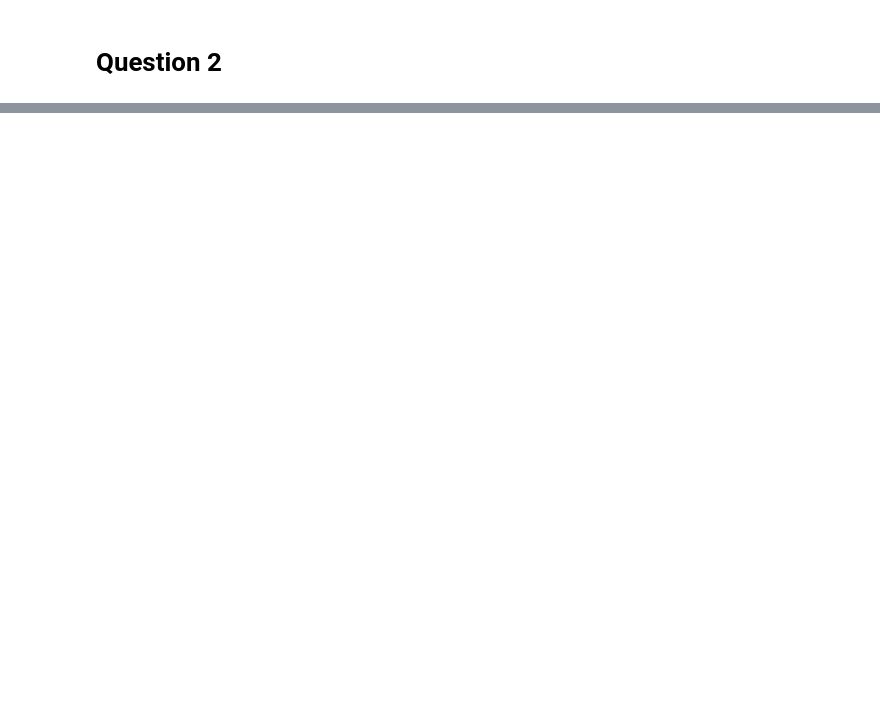
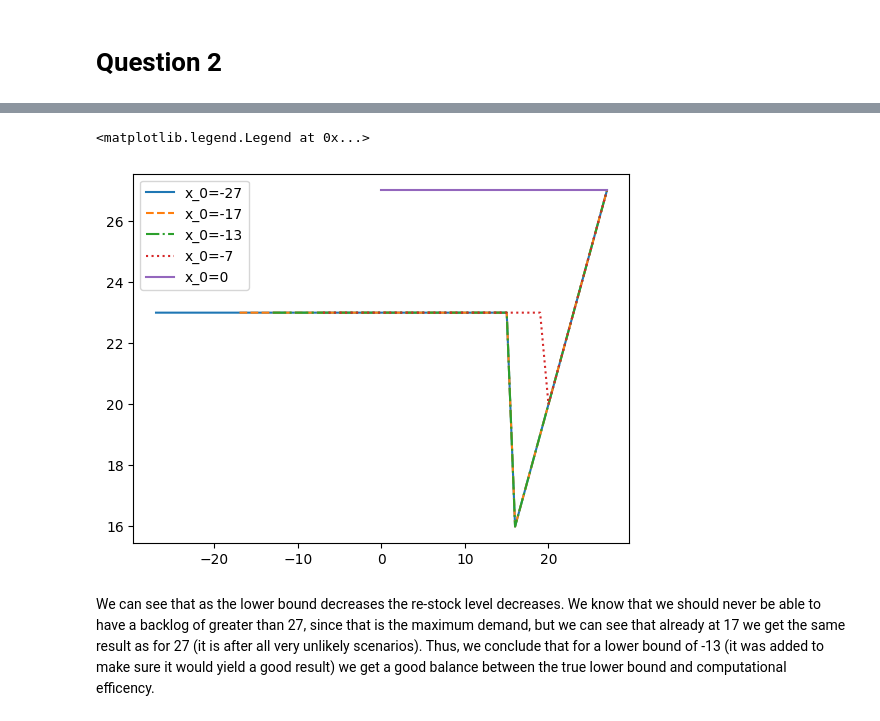
Before and after one commit to AlbinLind/Supply-Chain, a Jupyter notebook: week_3/homework3.ipynb, the cells around one changed output, grey strips where cells are left out. Cells and saved outputs as stored; diff of their text form; code cells hidden in the pictures; blank space fills up the shorter version.

```diff
--- a/week_3/homework3.ipynb
+++ b/week_3/homework3.ipynb
@@ -232,0 +239,14 @@ It seems like the basestock level is the same for them. However, the level at wh
+# %%
+x_lower = [-27, -17, -13, -7, 0]
+x_upper = 27
+linestyle=['-', '--', '-.', ':', '-']
+for idx, low in enumerate(x_lower):
+    x_range = np.arange(low, x_upper + 1)
+    theta, y_t = get_dp(K=40,x_range=x_range)
+    plt.plot(x_range, [y_t[7][x] for x in x_range], label=f"x_0={low}", linestyle=linestyle[idx])
+plt.legend()
+# %% [output]
+<matplotlib.legend.Legend at 0x...>
+[figure, added]
+# %% [markdown]
+We can see that as the lower bound decreases the re-stock level decreases. We know that we should never be able to have a backlog of greater than 27, since that is the maximum demand, but we can see that already at 17 we get the same result as for 27 (it is after all very unlikely scenarios). Thus, we conclude that for a lower bound of -13 (it was added to make sure it would yield a good result) we get a good balance between the true lower bound and computational efficency.
```
Also changed, not shown: parts of 11 cells of this notebook.
